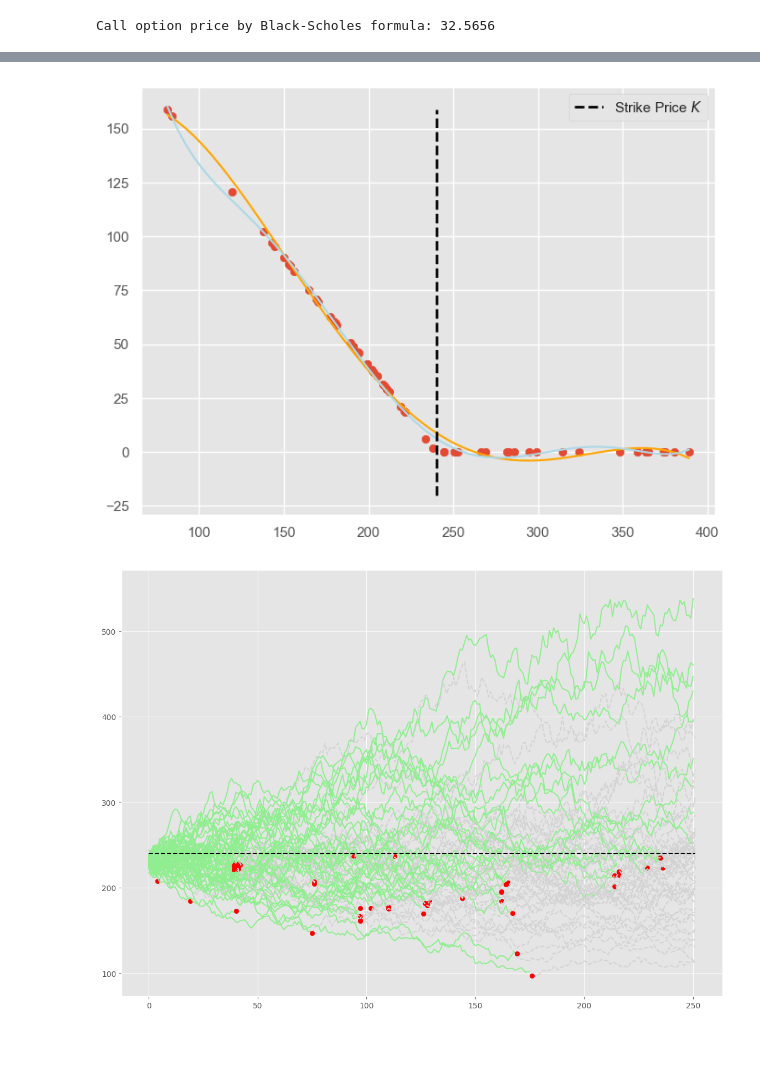
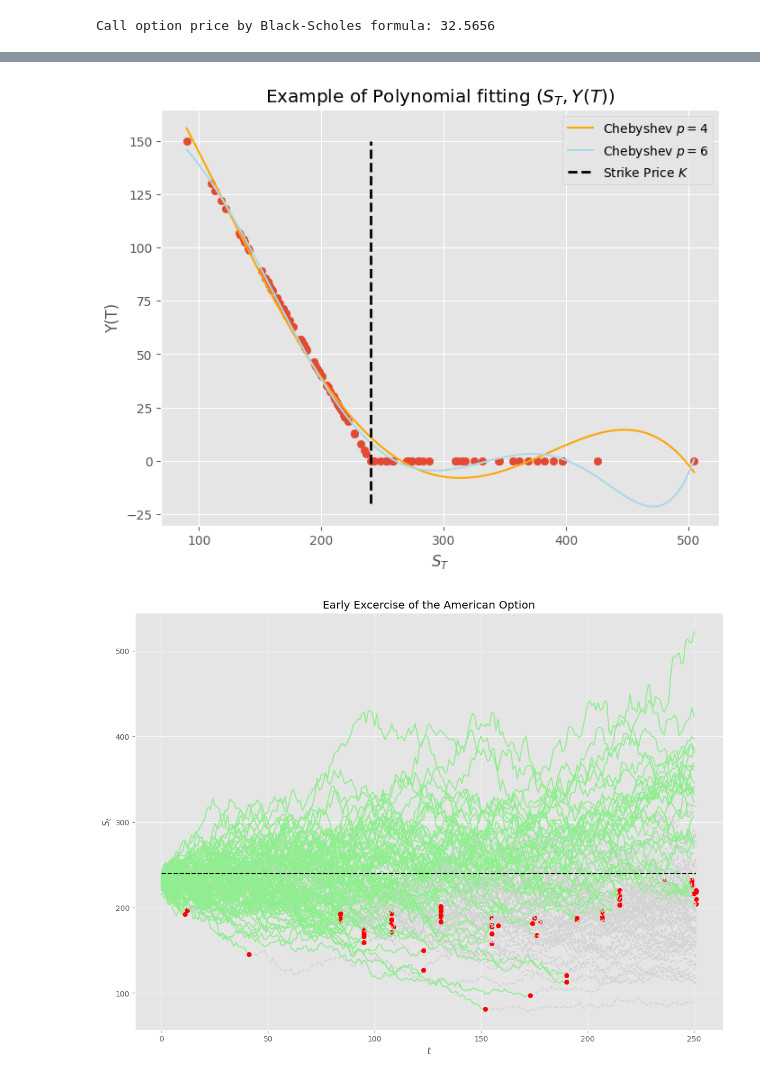
Before and after one commit to kokkuapples/ExploringOptionPricing, a Jupyter notebook: option_pricing.ipynb, the cells around one changed output, grey strips where cells are left out. Saved outputs shown, nothing was run; the diff lists cells and outputs as text; code cells hidden in the pictures; blank space fills up the shorter version.

```diff
--- a/option_pricing.ipynb
+++ b/option_pricing.ipynb
@@ -198,4 +302,10 @@ plt.show()
 # %%
 def exercise(X, K):
     return np.maximum(K - X, 0)
+# %%
+N = 60
+T = 252
+N = 100 # Just to visualization purpose
+r = 0.05/T # 5% annually
+K = 240
 # %%
@@ -211,13 +320,16 @@ p6 = np.polynomial.Chebyshev.fit(X, Y, 6)
 # %%
 plt.figure(figsize=(8, 6))
 plt.scatter(X, Y)
-plt.plot(xplot, p4(xplot), c="orange", label)
-plt.plot(xplot, p6(xplot), c="lightblue")
+plt.plot(xplot, p4(xplot), c="orange", label="Chebyshev $p=4$")
+plt.plot(xplot, p6(xplot), c="lightblue", label="Chebyshev $p=6$")
 plt.plot(K*np.ones(100), np.linspace(-20, np.max(Y), 100), c="black", linestyle="--", lw=2, label="Strike Price $K$")
+plt.xlabel("$S_T$")
+plt.ylabel("Y(T)")
+plt.title("Example of Polynomial fitting $(S_T, Y(T))$")
 plt.legend()
 plt.show()
 # %% [output]
-[figure, old version]
+[figure, new version]
 # %%
 def longstaff_schwartz(paths, K, N, T, deg=4):
     dt = 1
@@ -252,6 +364,9 @@ for idx in range(paths.shape[1]):
         plt.scatter(exercise_time, path[exercise_time], c="red", zorder=2)
 
 plt.plot(np.arange(T), K*np.ones(T), linestyle="--", c="black")
+plt.title("Early Excercise of the American Option")
+plt.xlabel("$t$")
+plt.ylabel("$S_t$")
 plt.show()
 # %% [output]
-[figure, old version]
+[figure, new version]
```
Also changed, not shown: parts of 20 cells of this notebook.
